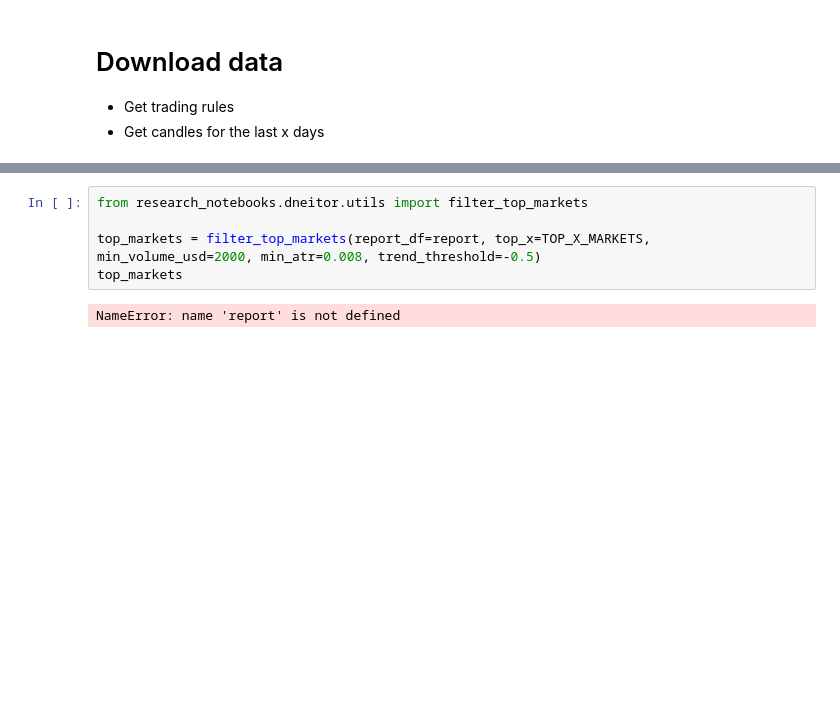
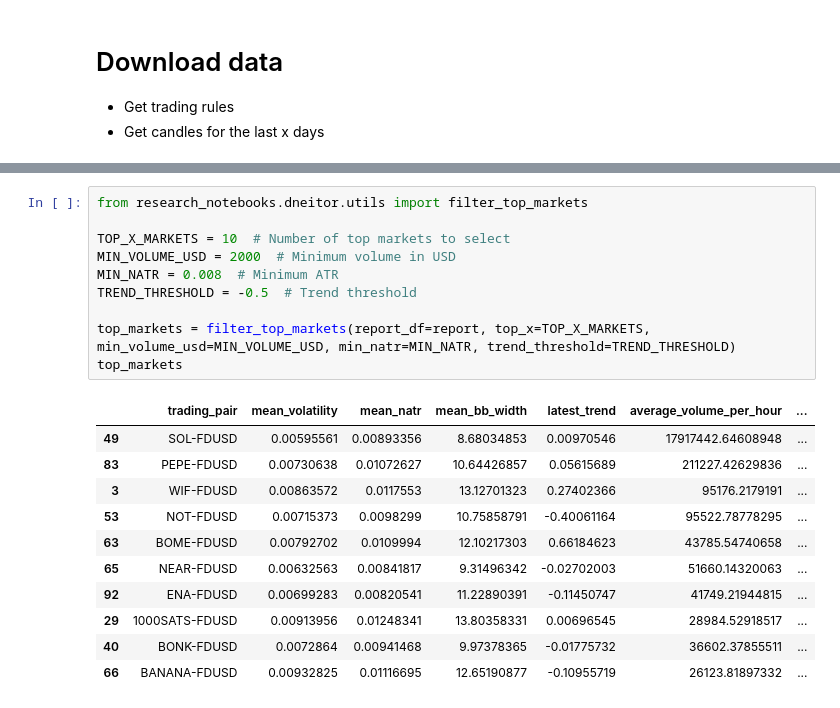
Before and after one commit to hummingbot/quants-lab, a Jupyter notebook: research_notebooks/dneitor/1_market_analyzer.ipynb, the cells around one changed output, grey strips where cells are left out. Saved outputs shown, nothing was run; the diff lists cells and outputs as text; blank space fills up the shorter version.

```diff
--- a/research_notebooks/dneitor/1_market_analyzer.ipynb
+++ b/research_notebooks/dneitor/1_market_analyzer.ipynb
@@ -103,9 +98,24 @@ Error processing RENDER-FDUSD: unsupported operand type(s) for /: 'NoneType' and
 # %%
 from research_notebooks.dneitor.utils import filter_top_markets
 
-top_markets = filter_top_markets(report_df=report, top_x=TOP_X_MARKETS, min_volume_usd=2000, min_atr=0.008, trend_threshold=-0.5)
+TOP_X_MARKETS = 10  # Number of top markets to select
+MIN_VOLUME_USD = 2000  # Minimum volume in USD
+MIN_NATR = 0.008  # Minimum ATR
+TREND_THRESHOLD = -0.5  # Trend threshold
+
+top_markets = filter_top_markets(report_df=report, top_x=TOP_X_MARKETS, min_volume_usd=MIN_VOLUME_USD, min_natr=MIN_NATR, trend_threshold=TREND_THRESHOLD)
 top_markets
 # %% [output]
-NameError: name 'report' is not defined
+|  | trading_pair | mean_volatility | mean_natr | mean_bb_width | latest_trend | average_volume_per_hour | ... |
+| 49 | SOL-FDUSD | 0.00595561 | 0.00893356 | 8.68034853 | 0.00970546 | 17917442.64608948 | ... |
+| 83 | PEPE-FDUSD | 0.00730638 | 0.01072627 | 10.64426857 | 0.05615689 | 211227.42629836 | ... |
+| 3 | WIF-FDUSD | 0.00863572 | 0.0117553 | 13.12701323 | 0.27402366 | 95176.2179191 | ... |
+| 53 | NOT-FDUSD | 0.00715373 | 0.0098299 | 10.75858791 | -0.40061164 | 95522.78778295 | ... |
+| 63 | BOME-FDUSD | 0.00792702 | 0.0109994 | 12.10217303 | 0.66184623 | 43785.54740658 | ... |
+| 65 | NEAR-FDUSD | 0.00632563 | 0.00841817 | 9.31496342 | -0.02702003 | 51660.14320063 | ... |
+| 92 | ENA-FDUSD | 0.00699283 | 0.00820541 | 11.22890391 | -0.11450747 | 41749.21944815 | ... |
+| 29 | 1000SATS-FDUSD | 0.00913956 | 0.01248341 | 13.80358331 | 0.00696545 | 28984.52918517 | ... |
+| 40 | BONK-FDUSD | 0.0072864 | 0.00941468 | 9.97378365 | -0.01775732 | 36602.37855511 | ... |
+| 66 | BANANA-FDUSD | 0.00932825 | 0.01116695 | 12.65190877 | -0.10955719 | 26123.81897332 | ... |
 # %%
 from research_notebooks.dneitor.utils import generate_config, dump_dict_to_yaml
```
Also changed, not shown: parts of 6 cells of this notebook, 1 other file.
